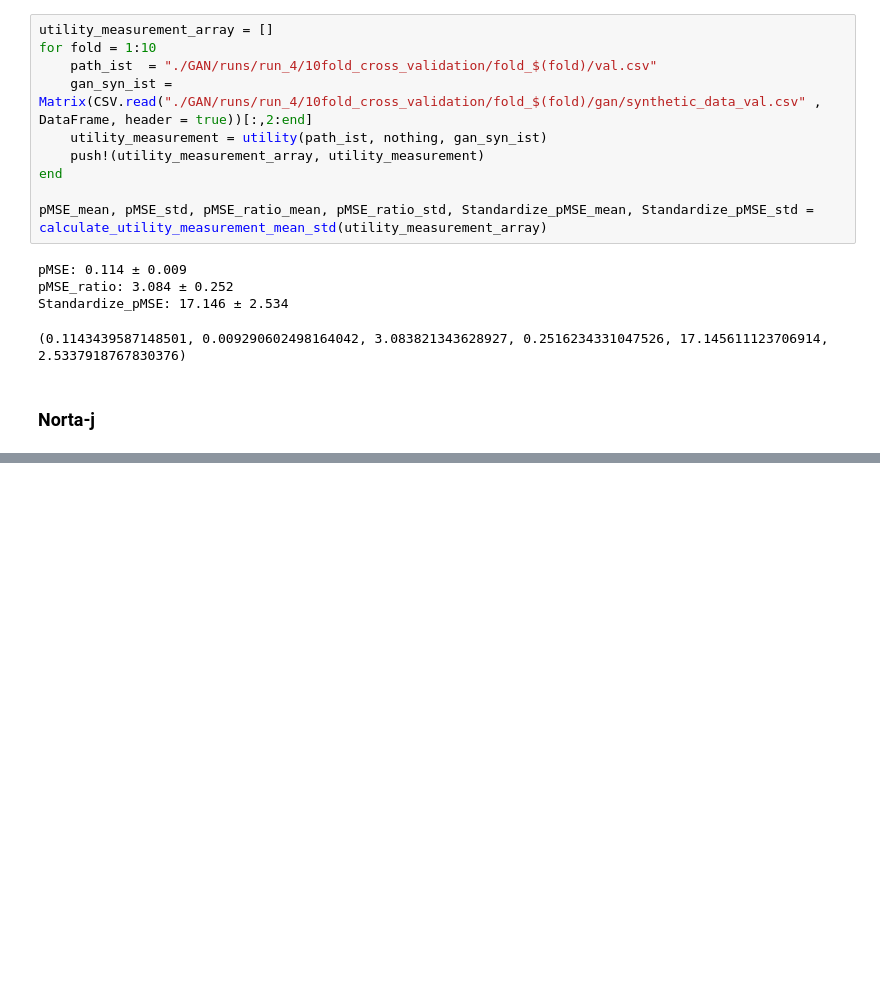
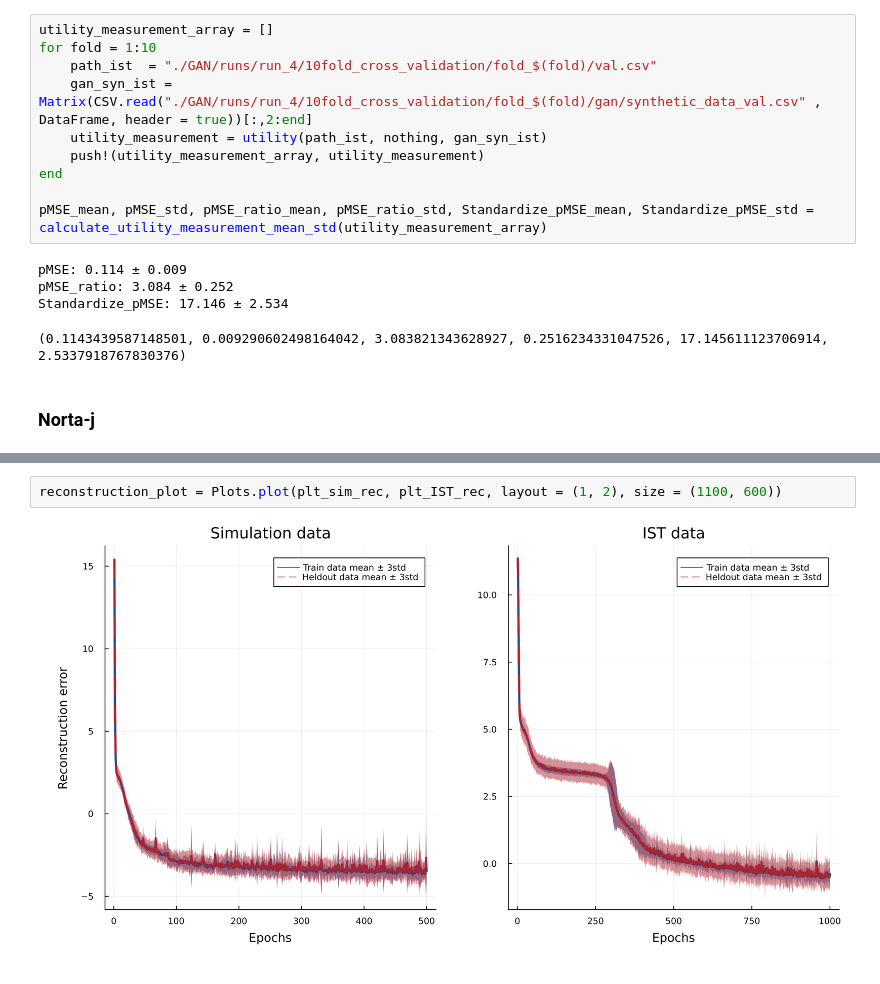
Before and after one commit to kianaf/LatentSubgroups, a Jupyter notebook: notebooks/cross_validation_uncertainty_evaluation.ipynb, the cells around one changed output, grey strips where cells are left out. Drawn from its saved outputs; the diff is of its cells as text; blank space fills up the shorter version.

```diff
--- a/notebooks/cross_validation_uncertainty_evaluation.ipynb
+++ b/notebooks/cross_validation_uncertainty_evaluation.ipynb
@@ -310 +332,5 @@ Standardize_pMSE: 9.829 ± 6.508
 (0.08525370861401516, 0.03616056976544654, 2.706686039899828, 1.1515557913011438, 9.828557630075219, 6.508339902944939)
+# %%
+reconstruction_plot = Plots.plot(plt_sim_rec, plt_IST_rec, layout = (1, 2), size = (1100, 600))
+# %% [output]
+[figure, added]
```
Also changed, not shown: parts of 12 cells of this notebook, 56 other files.
